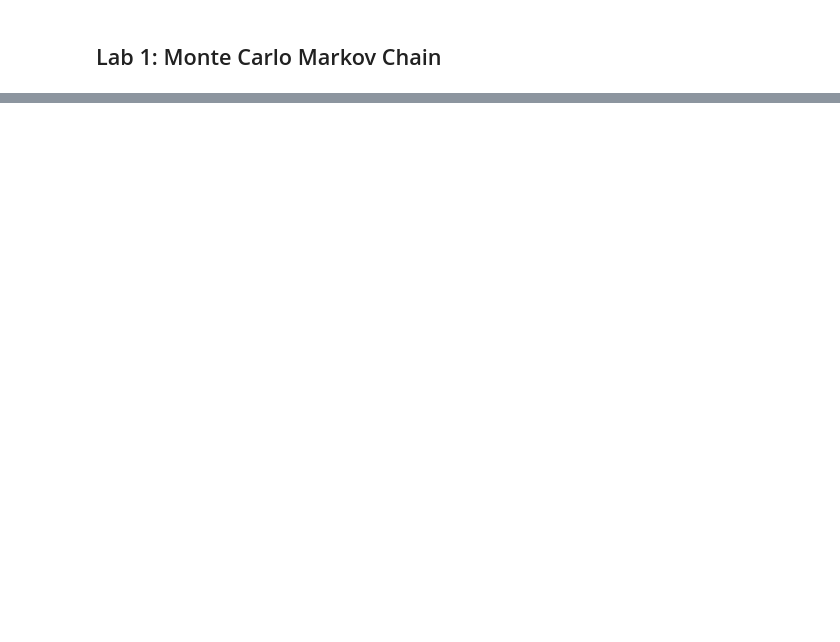
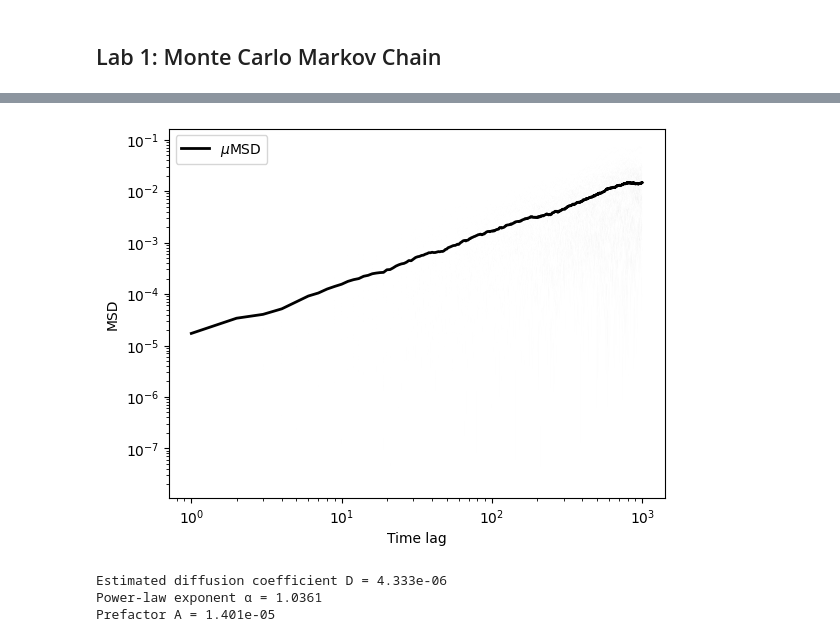
Before and after one commit to peter-clark/eq-stat-phys, a Jupyter notebook: Lab1_MC-MC.ipynb, the cells around one changed output, grey strips where cells are left out. Cells and saved outputs as stored; diff of their text form; code cells hidden in the pictures; blank space fills up the shorter version.

```diff
--- a/Lab1_MC-MC.ipynb
+++ b/Lab1_MC-MC.ipynb
@@ -307,0 +689,49 @@ plt.show()
+# %%
+fig, ax = plt.subplots()
+_t = np.arange(tot_time)
+disp = disk_tracking - disk_tracking[:, 0, :][:, np.newaxis, :]
+sq_disp = np.sum(disp**2, axis=2)
+mean_sq_disp = np.mean(sq_disp,axis=0)
+total_sq_disp = np.sum(sq_disp,axis=0)
+
+for n in range(n_disks):
+    ax.loglog(_t[1:], sq_disp[n][1:], linewidth=0.05, alpha=0.02, color='black')
+
+ax.loglog(_t[1:],mean_sq_disp[1:], color='k', linewidth=2, label=r'$\mu$MSD')
+
+ax.set_xlabel('Time lag')
+ax.set_ylabel('MSD')
+ax.legend()
+
+plt.show()
+# %% [output]
+[figure, added]
+# %%
+from scipy.stats import linregress
+lag_min, lag_max = 1, min(100, tot_time)  # you can tune this window
+lags = _t[lag_min:lag_max]
+msd_segment = mean_sq_disp[lag_min:lag_max]
+
+# --- Clean data: remove zeros/nans (important before log) ---
+mask = np.isfinite(msd_segment) & (msd_segment > 0)
+lags = lags[mask]
+msd_segment = msd_segment[mask]
+
+# --- Linear fit for D (normal scale) ---
+# MSD(t) ≈ 4 D t  → slope = 4D for 2D Brownian motion
+slope, intercept, r_value, p_value, stderr = linregress(lags, msd_segment)
+D_est = slope / 4
+print(f"Estimated diffusion coefficient D = {D_est:.4g}")
+
+# --- Power-law fit for α (log–log scale) ---
+# MSD(t) ≈ A * t^α  → log(MSD) = α log(t) + log(A)
+log_lags = np.log(lags)
+log_msd = np.log(msd_segment)
+alpha, logA, r_value, p_value, stderr = linregress(log_lags, log_msd)
+A = np.exp(logA)
+print(f"Power-law exponent α = {alpha:.4f}")
+print(f"Prefactor A = {A:.4g}")
+# %% [output]
+Estimated diffusion coefficient D = 4.333e-06
+Power-law exponent α = 1.0361
+Prefactor A = 1.401e-05
```
Also changed, not shown: parts of 31 cells of this notebook, 1 other file.
